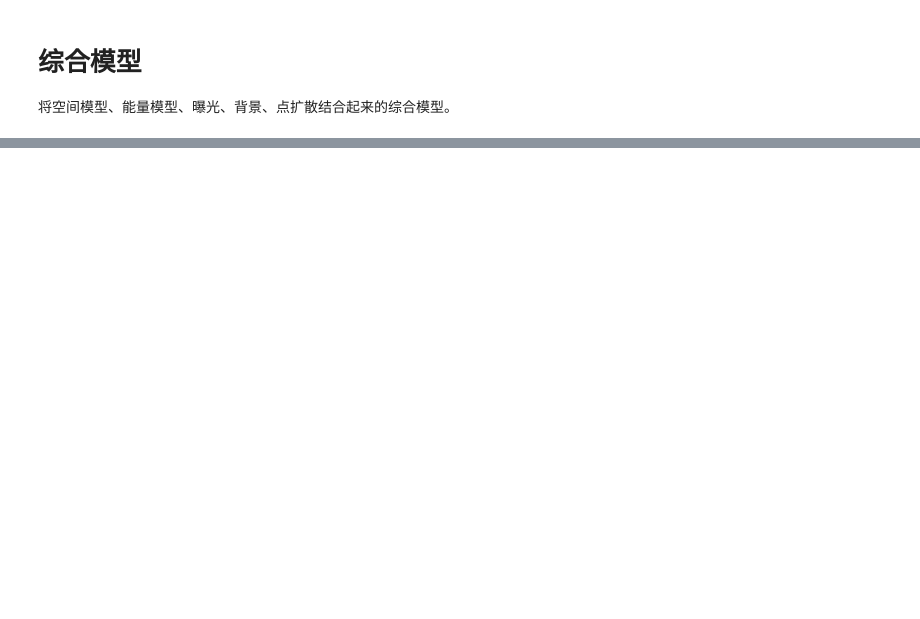
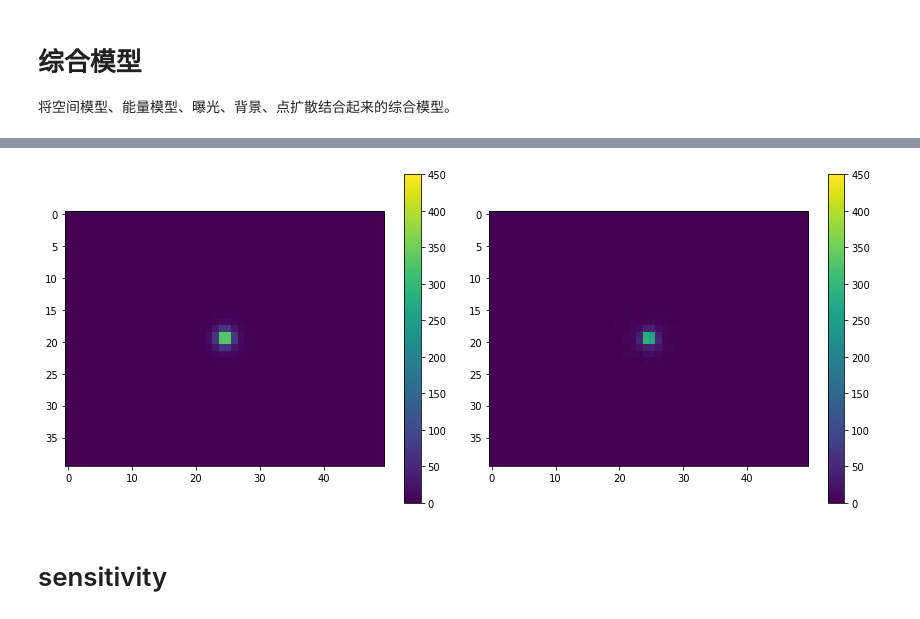
Before and after one commit to watertien/joint, a Jupyter notebook: test_wyx_joint.ipynb, the cells around one changed output, grey strips where cells are left out. Cells and saved outputs as stored; diff of their text form; code cells hidden in the pictures; blank space fills up the shorter version.

Commit message:
try to calculate the ts and sensitivity.

```diff
--- a/test_wyx_joint.ipynb
+++ b/test_wyx_joint.ipynb
@@ -320,6 +324,7 @@ class Axes:
         self.unit=u.Unit(unit)
         self.edges=None
         self.centers=None
+        self.binsz=None
 
     def make_edges(self,width=(-2,2),interp='log',num=10):
         if interp=='log':
@@ -328,6 +333,7 @@ class Axes:
 
             self.edges=np.power(10,edges)*self.unit
             self.centers=np.power(10,centers)*self.unit
+            self.binsz=self.edges[1:]-self.edges[:-1]
 
     def from_edges(self,edges):
         self.edges=edges
@@ -350,13 +356,13 @@ class PowerLawSpctralModel(Axes):
     def __init__(self,prefactor,index,reference_energy,*args,**kwargs):
 
         if not isinstance(prefactor,Parameter):
-            prefactor=Parameter('prefactor',prefactor,kwargs['unit'])
+            prefactor=Parameter('prefactor',prefactor,u.Unit('GeV-1 cm-2 s-1'))
 
         if not isinstance(index,Parameter):
             index=Parameter('index',index)
 
         if not isinstance(reference_energy,Parameter):
-            reference_energy=Parameter('Eref',reference_energy,kwargs['unit'])
+            reference_energy=Parameter('Eref',reference_energy,u.GeV)
 
         self.parameters=Parameters([prefactor,index,reference_energy])
         super().__init__(*args,**kwargs)
@@ -593,0 +577,26 @@ Parameters
+# %%
+# Spatial model
+skydir=(0,0)
+width=(4,5)
+binsz=0.1
+test_model=GaussianSpatialModel(3e-2,'deg',skydir,width,binsz)
+
+# Spectrum model
+energy_axes=PowerLawSpctralModel(3e-9,-1,10,name='Energy',unit='TeV')
+energy_axes.parameters['Eref'].frozen=True
+energy_axes.make_edges(width=(np.log10(0.01),np.log10(2)),num=6)
+
+test_map=MapModel(geom=test_model,
+                  axes=energy_axes,
+                  exposure=exposure,
+                  background=background,
+                  psf_kernel=psf_kernel)
+print(test_map.parameters)
+
+pred_likelihood=test_map.likelihood(counts,test_map.predict())
+bkg_likelihood=test_map.likelihood(counts,background.data)
+ts_cube = -2 * (bkg_likelihood - pred_likelihood)
+
+print('bkg_likelihood:',bkg_likelihood.sum(axis=(1,2)),sep='\n')
+print('pred_likelihood:',pred_likelihood.sum(axis=(1,2)),sep='\n')
+print('ts_cube:',ts_cube.sum(axis=(1,2)),sep='\n')
@@ -593,0 +653,16 @@ Parameters
+# %%
+pred_counts=test_map.psf_convolve()
+fig=plt.figure(figsize=(12,5))
+ax=plt.subplot(1,2,1)
+plt.imshow(pred_counts[0],vmin=0,vmax=450)
+plt.colorbar()
+
+ax=plt.subplot(1,2,2)
+plt.imshow(counts[0],vmin=0,vmax=450)
+plt.colorbar()
+
+plt.tight_layout()
+# %% [output]
+[figure, added]
+# %% [markdown]
+# sensitivity
```
Also changed, not shown: parts of 18 cells of this notebook.
